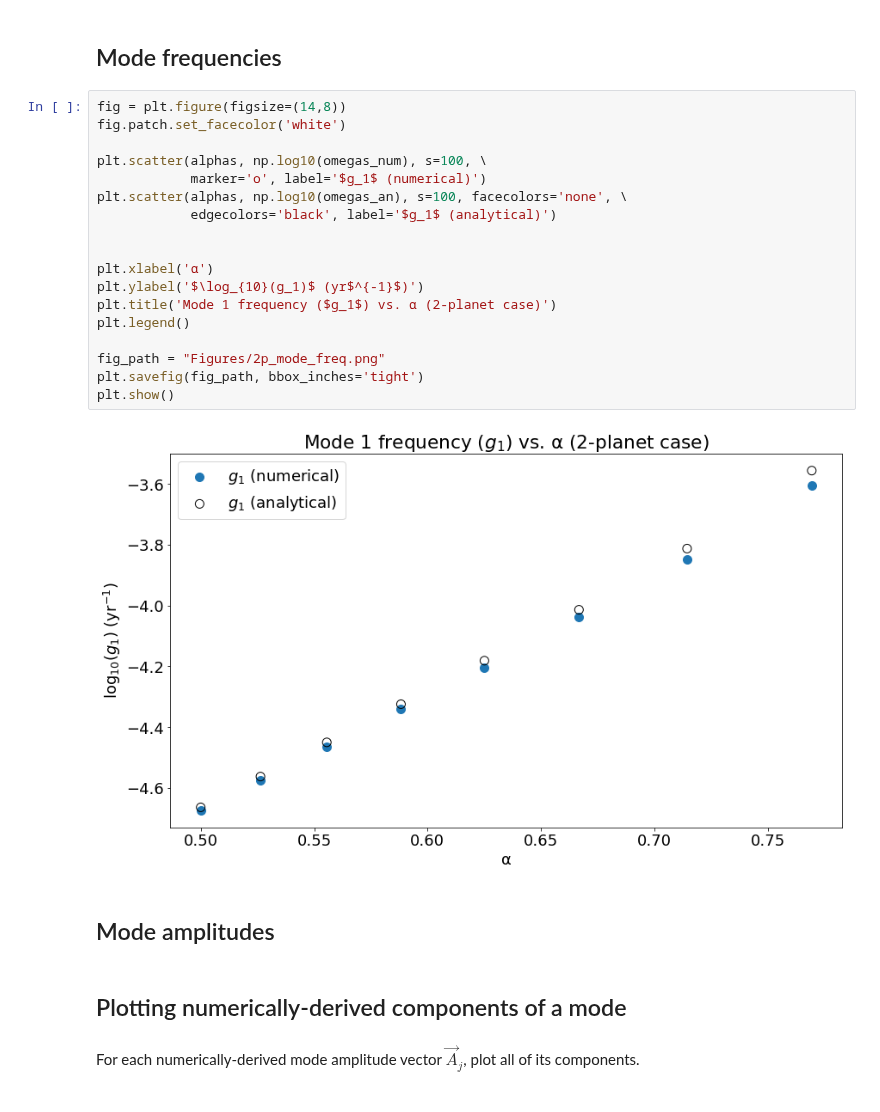
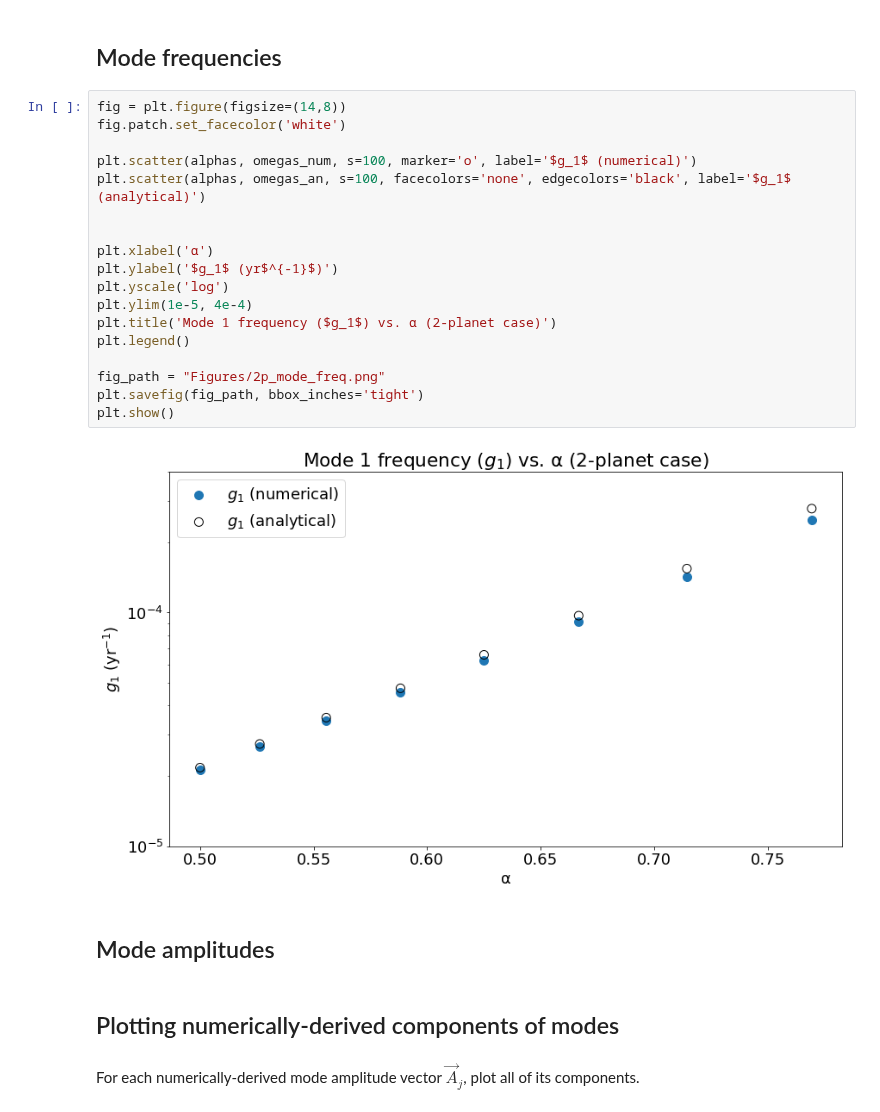
Before and after one commit to Jupiter1994/inc-dynamics, a Jupyter notebook: two_planet/mode_freqs_and_amps.ipynb, the cells around one changed output. Saved outputs shown, nothing was run; the diff lists cells and outputs as text.

Commit message:
tweaked plot axes

```diff
--- a/two_planet/mode_freqs_and_amps.ipynb
+++ b/two_planet/mode_freqs_and_amps.ipynb
@@ -44,27 +44,27 @@ v1_C_an = np.asarray([2.59209608,2.63099399,2.6770972,2.72067589,\
 # %%
 fig = plt.figure(figsize=(14,8))
 fig.patch.set_facecolor('white')
 
-plt.scatter(alphas, np.log10(omegas_num), s=100, \
-            marker='o', label='$g_1$ (numerical)')
-plt.scatter(alphas, np.log10(omegas_an), s=100, facecolors='none', \
-            edgecolors='black', label='$g_1$ (analytical)')
+plt.scatter(alphas, omegas_num, s=100, marker='o', label='$g_1$ (numerical)')
+plt.scatter(alphas, omegas_an, s=100, facecolors='none', edgecolors='black', label='$g_1$ (analytical)')
 
 
 plt.xlabel('α')
-plt.ylabel('$\log_{10}(g_1)$ (yr$^{-1}$)')
+plt.ylabel('$g_1$ (yr$^{-1}$)')
+plt.yscale('log')
+plt.ylim(1e-5, 4e-4)
 plt.title('Mode 1 frequency ($g_1$) vs. α (2-planet case)')
 plt.legend()
 
 fig_path = "Figures/2p_mode_freq.png"
 plt.savefig(fig_path, bbox_inches='tight')
 plt.show()
 # %% [output]
-[figure, old version]
+[figure, new version]
 # %% [markdown]
 ## Mode amplitudes
 # %% [markdown]
-## Plotting numerically-derived components of a mode
+## Plotting numerically-derived components of modes
 # %% [markdown]
 For each numerically-derived mode amplitude vector $\vec{A}_j$, plot all of its components.
 # %%
```
Also changed, not shown: 8 other files.
